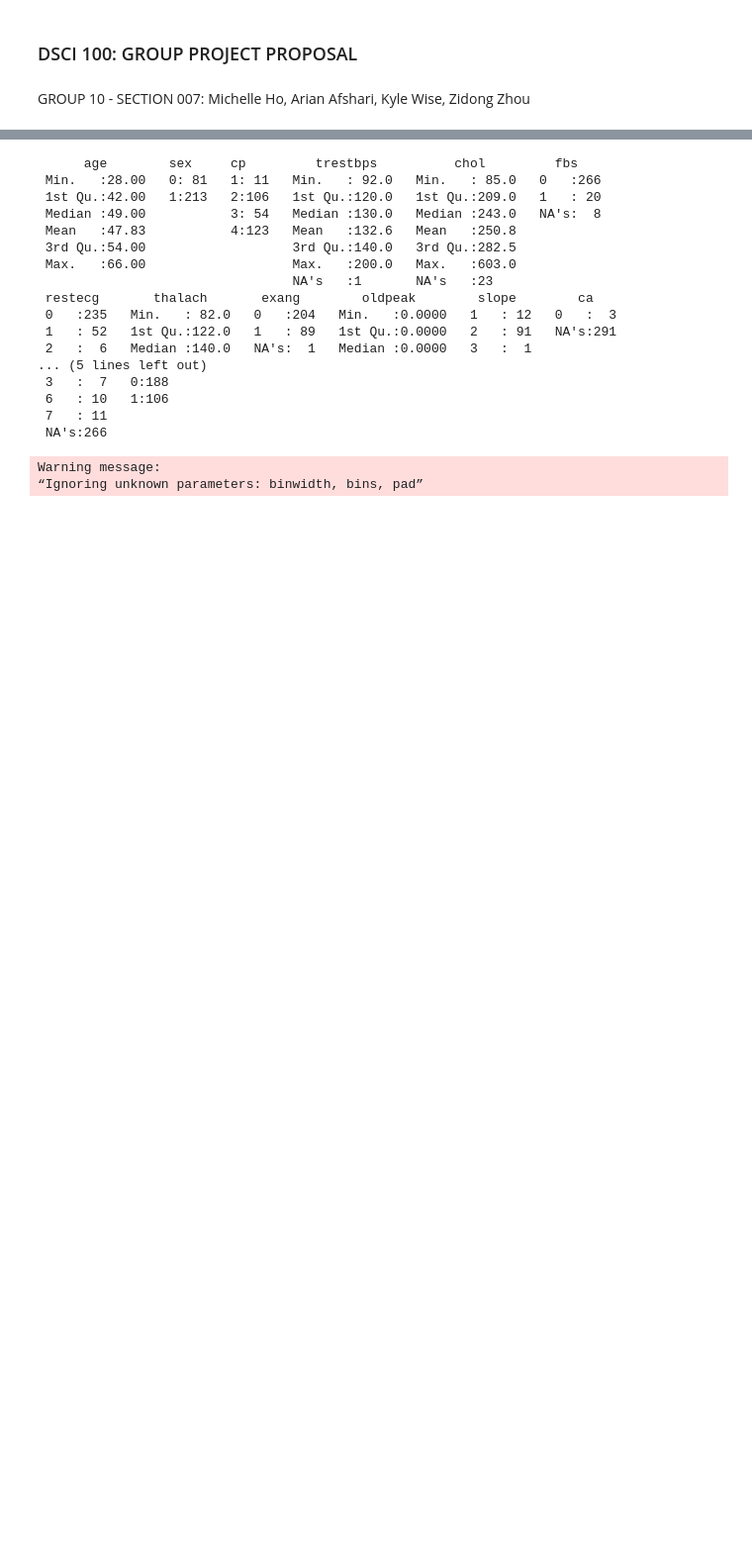
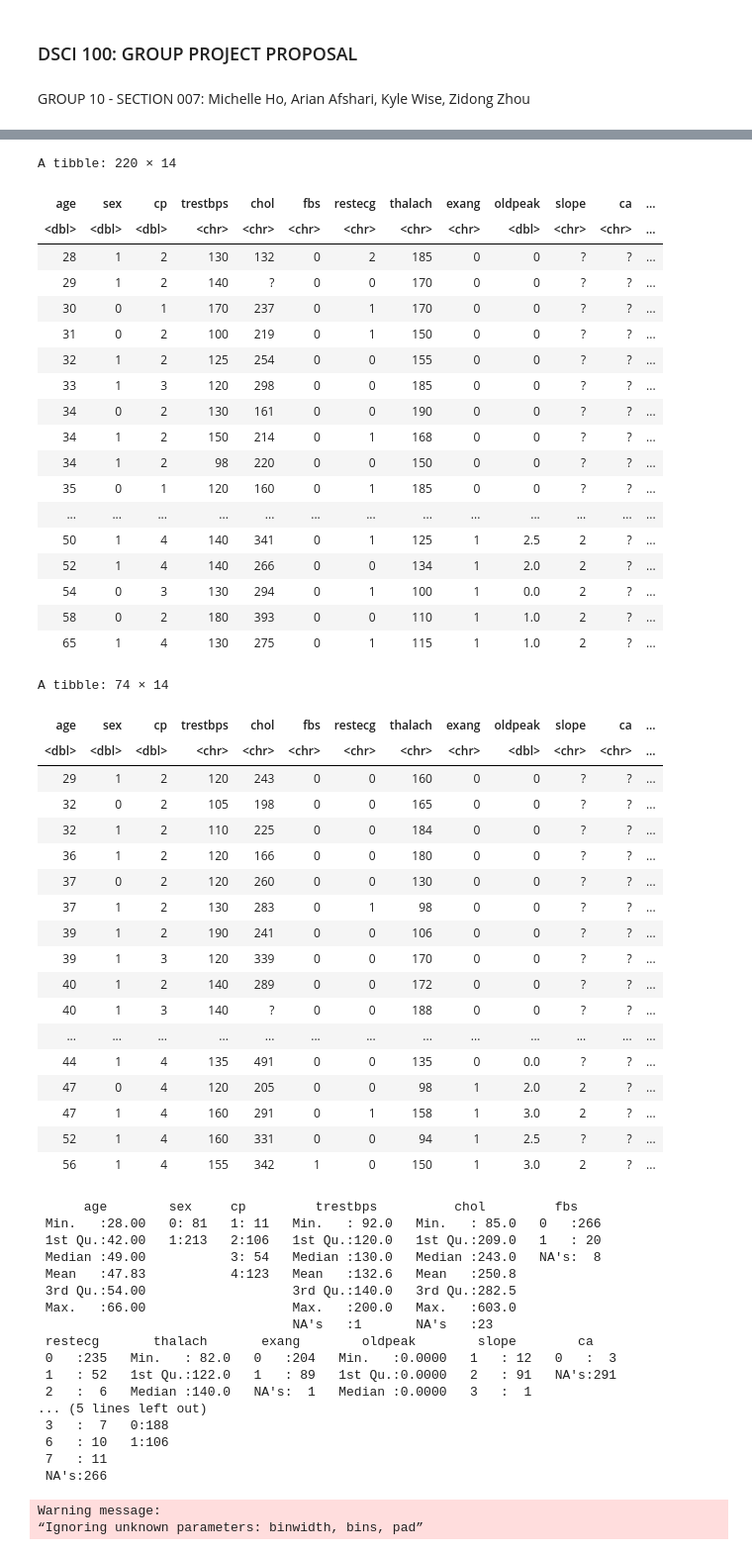
Before and after one commit to GeneRevo/DSCI100-007-Group10, a Jupyter notebook: 007_project_proposal.ipynb, the cells around one changed output, grey strips where cells are left out. Shown at 99% size. Cells and saved outputs as stored; diff of their text form; code cells hidden in the pictures; blank space fills up the shorter version.

```diff
--- a/007_project_proposal.ipynb
+++ b/007_project_proposal.ipynb
@@ -30,3 +48,51 @@ dbl (5): age, sex, cp, oldpeak, num
+# %%
+# partitioning the data into a training (75%) and testing (25%) set; num will be used as the class label
+heart_disease_split <- initial_split(heart_disease_data, prop = 0.75, strata = num)
+
+heart_disease_train <- training(heart_disease_split)
+heart_disease_train
+
+heart_disease_test <- testing(heart_disease_split)
+heart_disease_test
+# %% [output]
+A tibble: 220 × 14
+| age | sex | cp | trestbps | chol | fbs | restecg | thalach | exang | oldpeak | slope | ca | ... |
+| <dbl> | <dbl> | <dbl> | <chr> | <chr> | <chr> | <chr> | <chr> | <chr> | <dbl> | <chr> | <chr> | ... |
+| 28 | 1 | 2 | 130 | 132 | 0 | 2 | 185 | 0 | 0 | ? | ? | ... |
+| 29 | 1 | 2 | 140 | ? | 0 | 0 | 170 | 0 | 0 | ? | ? | ... |
+| 30 | 0 | 1 | 170 | 237 | 0 | 1 | 170 | 0 | 0 | ? | ? | ... |
+| 31 | 0 | 2 | 100 | 219 | 0 | 1 | 150 | 0 | 0 | ? | ? | ... |
+| 32 | 1 | 2 | 125 | 254 | 0 | 0 | 155 | 0 | 0 | ? | ? | ... |
+| 33 | 1 | 3 | 120 | 298 | 0 | 0 | 185 | 0 | 0 | ? | ? | ... |
+| 34 | 0 | 2 | 130 | 161 | 0 | 0 | 190 | 0 | 0 | ? | ? | ... |
+| 34 | 1 | 2 | 150 | 214 | 0 | 1 | 168 | 0 | 0 | ? | ? | ... |
+| 34 | 1 | 2 | 98 | 220 | 0 | 0 | 150 | 0 | 0 | ? | ? | ... |
+| 35 | 0 | 1 | 120 | 160 | 0 | 1 | 185 | 0 | 0 | ? | ? | ... |
+| ... | ... | ... | ... | ... | ... | ... | ... | ... | ... | ... | ... | ... |
+| 50 | 1 | 4 | 140 | 341 | 0 | 1 | 125 | 1 | 2.5 | 2 | ? | ... |
+| 52 | 1 | 4 | 140 | 266 | 0 | 0 | 134 | 1 | 2.0 | 2 | ? | ... |
+| 54 | 0 | 3 | 130 | 294 | 0 | 1 | 100 | 1 | 0.0 | 2 | ? | ... |
+| 58 | 0 | 2 | 180 | 393 | 0 | 0 | 110 | 1 | 1.0 | 2 | ? | ... |
+| 65 | 1 | 4 | 130 | 275 | 0 | 1 | 115 | 1 | 1.0 | 2 | ? | ... |
+A tibble: 74 × 14
+| age | sex | cp | trestbps | chol | fbs | restecg | thalach | exang | oldpeak | slope | ca | ... |
+| <dbl> | <dbl> | <dbl> | <chr> | <chr> | <chr> | <chr> | <chr> | <chr> | <dbl> | <chr> | <chr> | ... |
+| 29 | 1 | 2 | 120 | 243 | 0 | 0 | 160 | 0 | 0 | ? | ? | ... |
+| 32 | 0 | 2 | 105 | 198 | 0 | 0 | 165 | 0 | 0 | ? | ? | ... |
+| 32 | 1 | 2 | 110 | 225 | 0 | 0 | 184 | 0 | 0 | ? | ? | ... |
+| 36 | 1 | 2 | 120 | 166 | 0 | 0 | 180 | 0 | 0 | ? | ? | ... |
+| 37 | 0 | 2 | 120 | 260 | 0 | 0 | 130 | 0 | 0 | ? | ? | ... |
+| 37 | 1 | 2 | 130 | 283 | 0 | 1 | 98 | 0 | 0 | ? | ? | ... |
+| 39 | 1 | 2 | 190 | 241 | 0 | 0 | 106 | 0 | 0 | ? | ? | ... |
+| 39 | 1 | 3 | 120 | 339 | 0 | 0 | 170 | 0 | 0 | ? | ? | ... |
+| 40 | 1 | 2 | 140 | 289 | 0 | 0 | 172 | 0 | 0 | ? | ? | ... |
+| 40 | 1 | 3 | 140 | ? | 0 | 0 | 188 | 0 | 0 | ? | ? | ... |
+| ... | ... | ... | ... | ... | ... | ... | ... | ... | ... | ... | ... | ... |
+| 44 | 1 | 4 | 135 | 491 | 0 | 0 | 135 | 0 | 0.0 | ? | ? | ... |
+| 47 | 0 | 4 | 120 | 205 | 0 | 0 | 98 | 1 | 2.0 | 2 | ? | ... |
+| 47 | 1 | 4 | 160 | 291 | 0 | 1 | 158 | 1 | 3.0 | 2 | ? | ... |
+| 52 | 1 | 4 | 160 | 331 | 0 | 0 | 94 | 1 | 2.5 | ? | ? | ... |
+| 56 | 1 | 4 | 155 | 342 | 1 | 0 | 150 | 1 | 3.0 | 2 | ? | ... |
 # %%
 heart_disease_data[heart_disease_data=="?"]<-NA
 names <- c("sex","cp","fbs","restecg","exang","ca","thal","num","slope")
```
Also changed, not shown: parts of 3 cells of this notebook.
